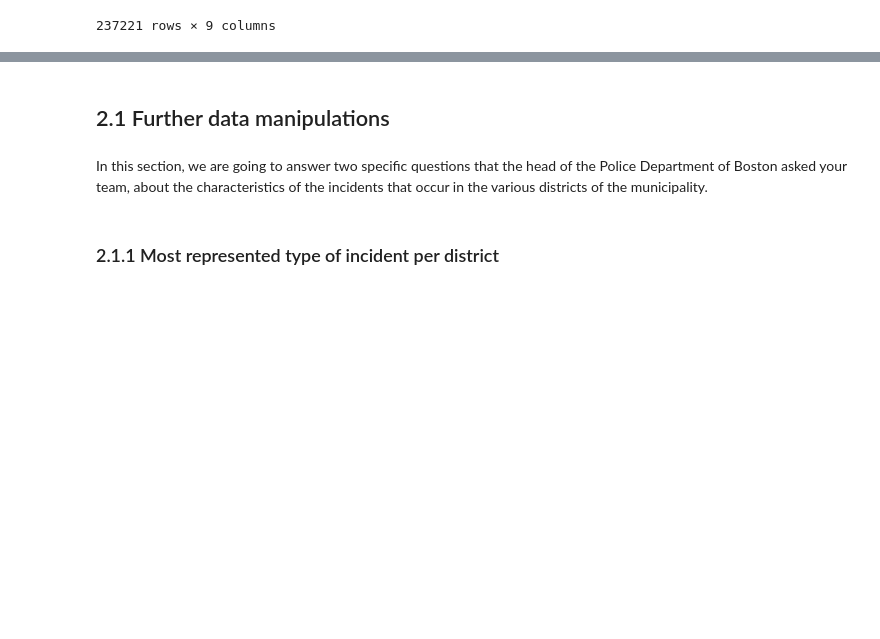
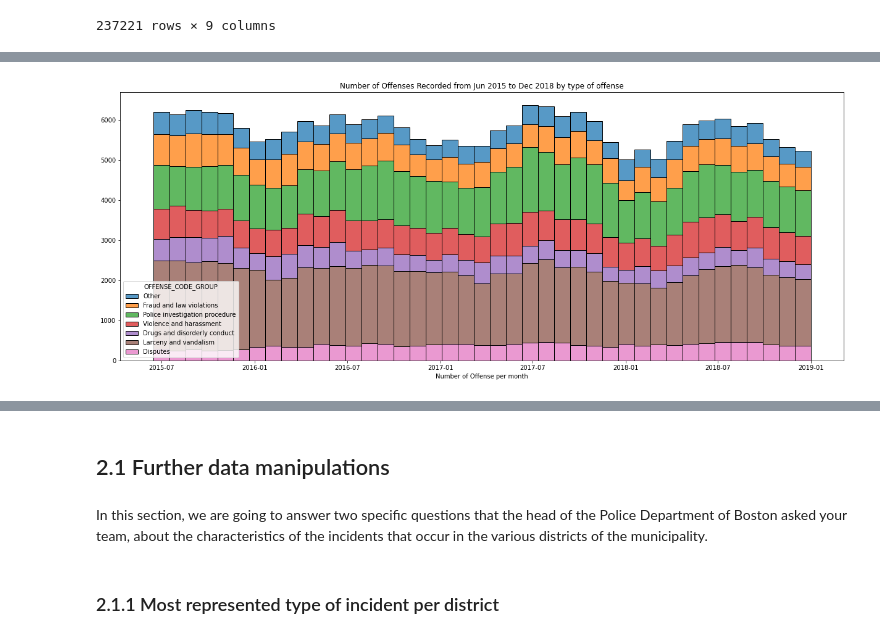
Before and after one commit to Nietzson/data-certification-exam, a Jupyter notebook: decision_science/boston_crimes.ipynb, the cells around one changed output, grey strips where cells are left out. Drawn from its saved outputs; the diff is of its cells as text; code cells hidden in the pictures; blank space fills up the shorter version.

```diff
--- a/decision_science/boston_crimes.ipynb
+++ b/decision_science/boston_crimes.ipynb
@@ -453,3 +453,9 @@ data
 | 237219 | I172027369 | Police investigation procedure | 0 | 2018-12-12 05:00:00 | 42.376852 | -71.068873 | Charlestown | ... |
 | 237220 | I172027369 | Violence and harassment | 0 | 2018-12-12 05:00:00 | 42.376852 | -71.068873 | Charlestown | ... |
 237221 rows × 9 columns
+# %%
+data.OCCURRED_ON_DATE = pd.to_datetime(data.OCCURRED_ON_DATE)
+
+data.set_index(data.OCCURRED_ON_DATE, inplace = True)
+
+data.sort_index(inplace=True)
@@ -455,0 +503,9 @@ data
+# %%
+f = plt.figure(figsize = (21,8))
+ax1 = f.add_subplot(1,1,1)
+sns.histplot(ax = ax1, data = data, stat = "count", multiple="stack", x = data.index, bins = 41, hue = "OFFENSE_CODE_GROUP", element = "bars")
+ax1.set_title("Number of Offenses Recorded from Jun 2015 to Dec 2018 by type of offense")
+ax1.set_xlabel("Number of Offense per month")
+ax1.set_ylabel(None);
+# %% [output]
+[figure, added]
```
Also changed, not shown: parts of 21 cells of this notebook, 1 other file.
